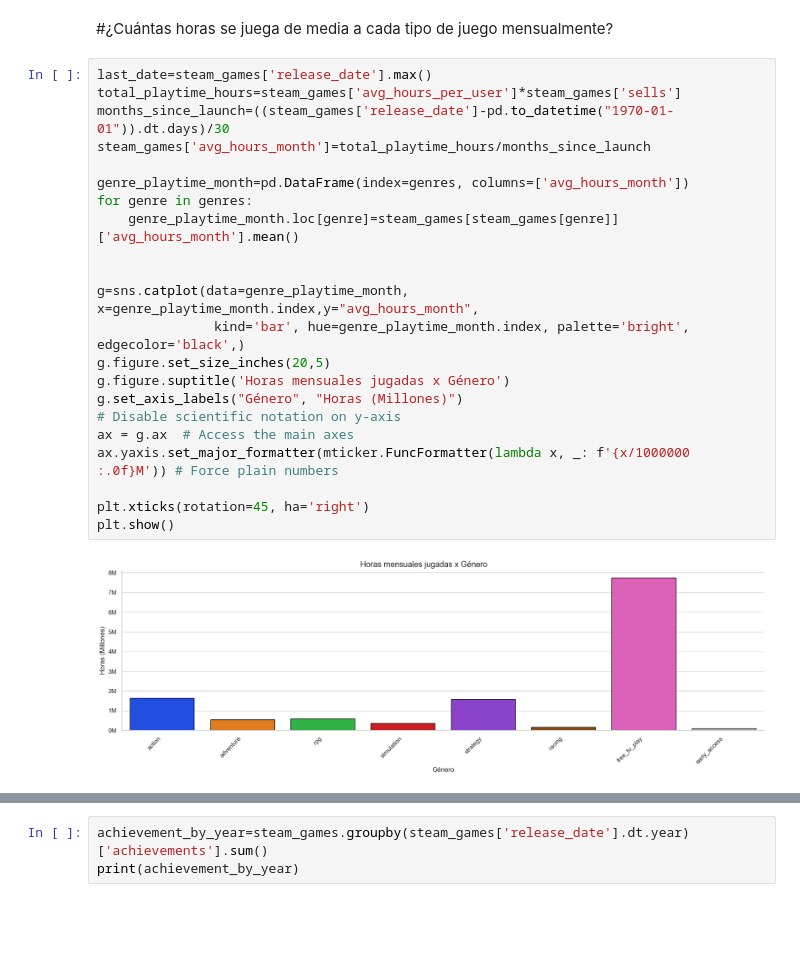
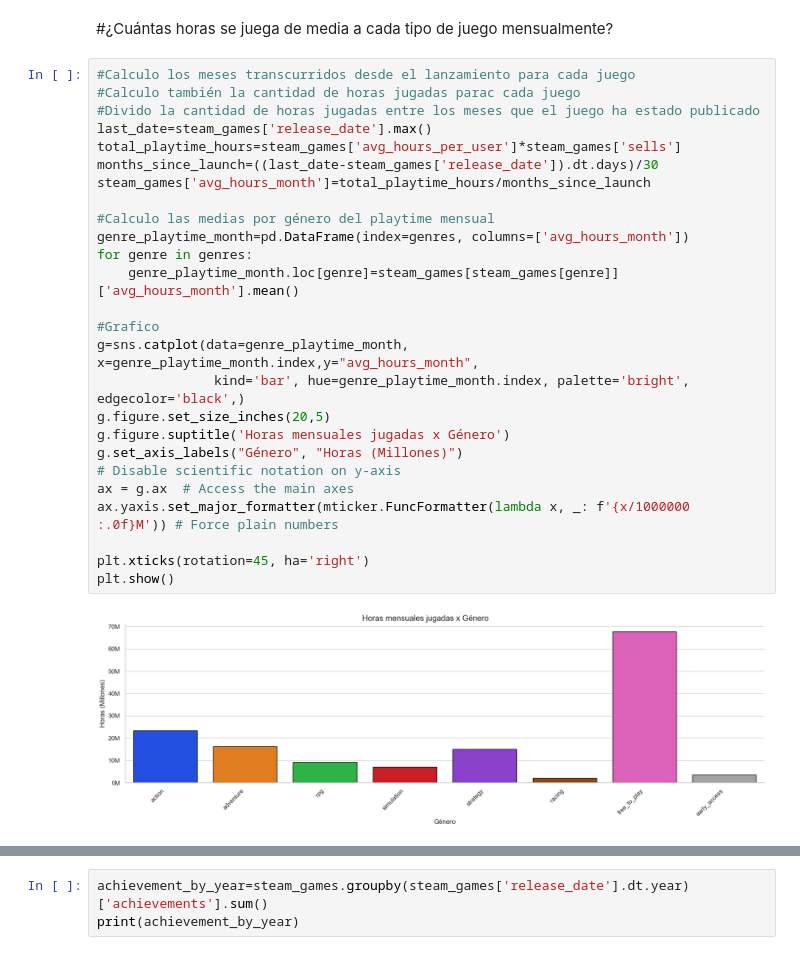
Before and after one commit to Dexinator/steam, a Jupyter notebook: steam.ipynb, the cells around one changed output, grey strips where cells are left out. Saved outputs shown, nothing was run; the diff lists cells and outputs as text; blank space fills up the shorter version.

```diff
--- a/steam.ipynb
+++ b/steam.ipynb
@@ -1017,27 +1017,31 @@ Por último, agrupando por mes y año, notamos que el mes con mayores publicacio
 # %% [markdown]
 #¿Cuántas horas se juega de media a cada tipo de juego mensualmente?
 # %%
+#Calculo los meses transcurridos desde el lanzamiento para cada juego
+#Calculo también la cantidad de horas jugadas parac cada juego
+#Divido la cantidad de horas jugadas entre los meses que el juego ha estado publicado
 last_date=steam_games['release_date'].max()
 total_playtime_hours=steam_games['avg_hours_per_user']*steam_games['sells']
-months_since_launch=((steam_games['release_date']-pd.to_datetime("1970-01-01")).dt.days)/30
+months_since_launch=((last_date-steam_games['release_date']).dt.days)/30
 steam_games['avg_hours_month']=total_playtime_hours/months_since_launch
 
+#Calculo las medias por género del playtime mensual
 genre_playtime_month=pd.DataFrame(index=genres, columns=['avg_hours_month'])
 for genre in genres:
     genre_playtime_month.loc[genre]=steam_games[steam_games[genre]]['avg_hours_month'].mean()
 
-
+#Grafico
 g=sns.catplot(data=genre_playtime_month, x=genre_playtime_month.index,y="avg_hours_month",
                kind='bar', hue=genre_playtime_month.index, palette='bright', edgecolor='black',)
 g.figure.set_size_inches(20,5)
 g.figure.suptitle('Horas mensuales jugadas x Género')
 g.set_axis_labels("Género", "Horas (Millones)")
 # Disable scientific notation on y-axis
 ax = g.ax  # Access the main axes
 ax.yaxis.set_major_formatter(mticker.FuncFormatter(lambda x, _: f'{x/1000000 :.0f}M')) # Force plain numbers
 
 plt.xticks(rotation=45, ha='right')
 plt.show()
 # %% [output]
-[figure, old version]
+[figure, new version]
 # %%
```
Also changed, not shown: parts of 12 cells of this notebook.
